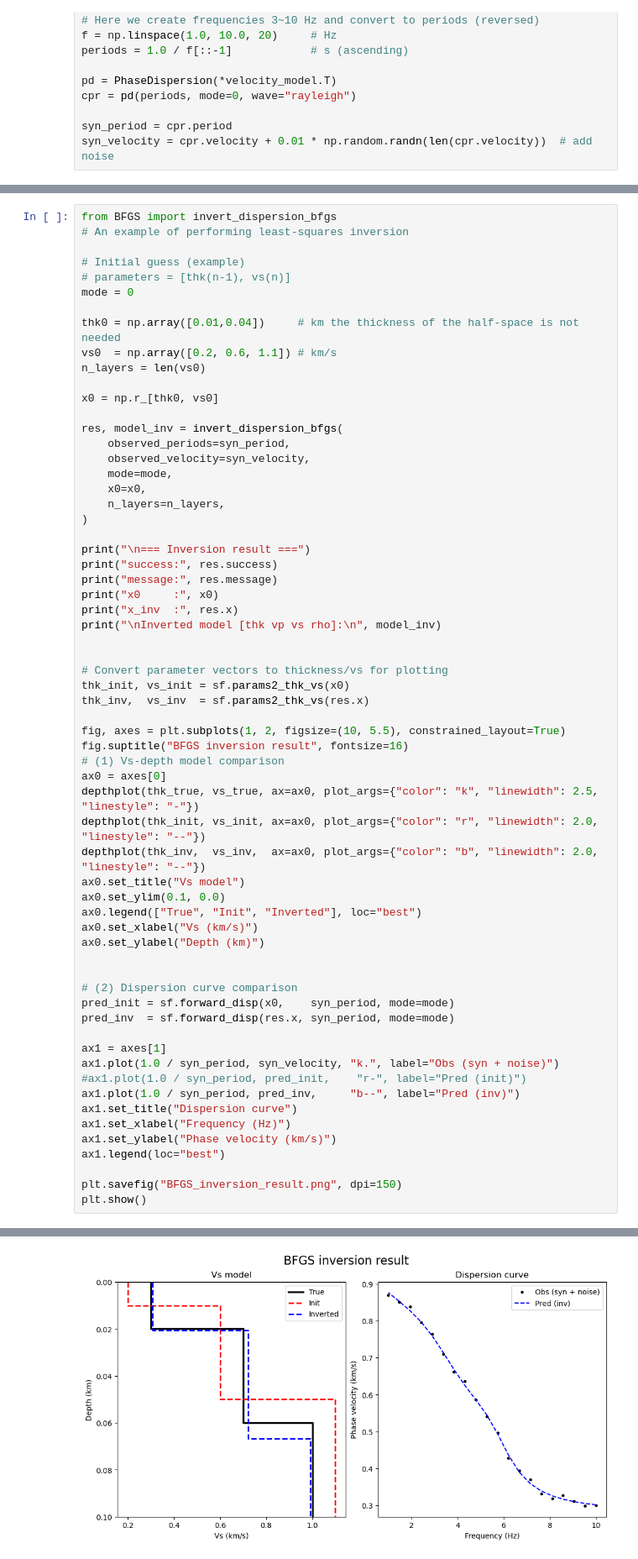
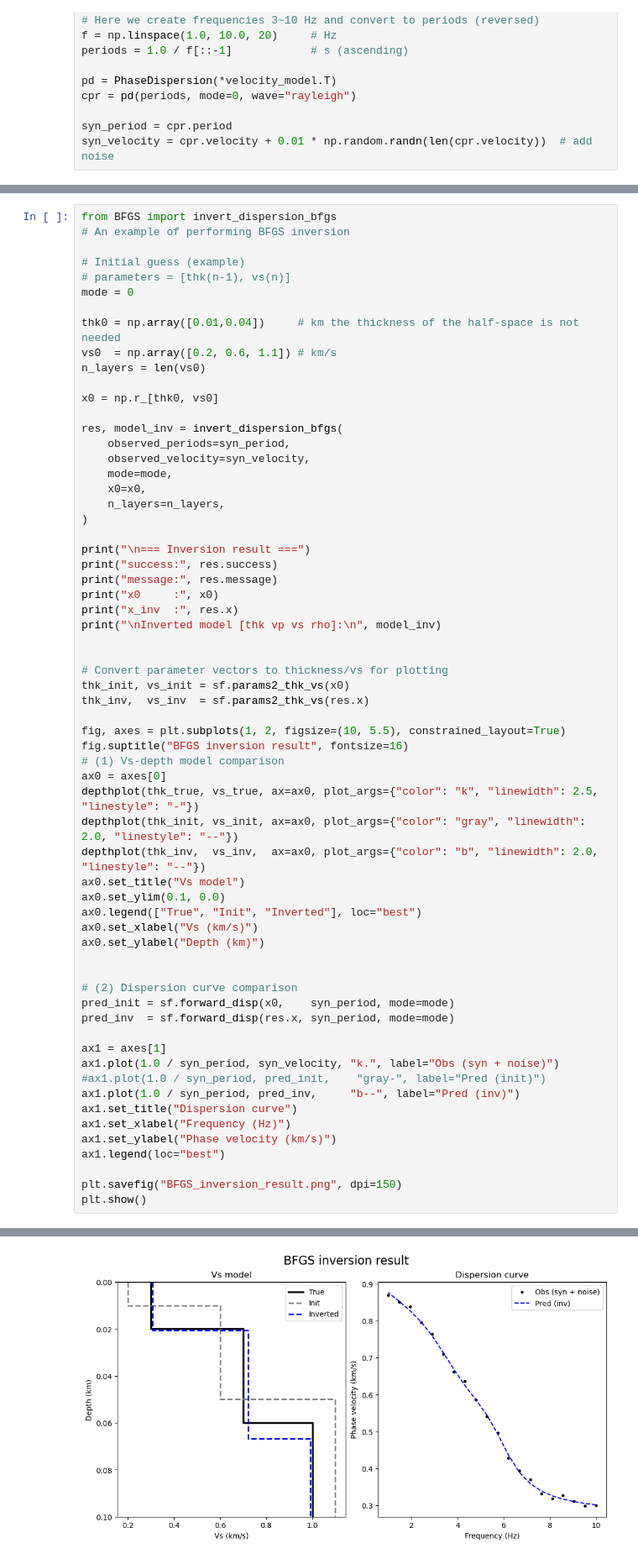
Before and after one commit to YuanYusung/dispinv, a Jupyter notebook: demo.ipynb, the cells around one changed output, grey strips where cells are left out. Shown at 84% size. Saved outputs shown, nothing was run; the diff lists cells and outputs as text.

```diff
--- a/demo.ipynb
+++ b/demo.ipynb
@@ -111,7 +111,7 @@ Inverted model [thk vp vs rho]:
 [figure]
 # %%
 from BFGS import invert_dispersion_bfgs
-# An example of performing least-squares inversion
+# An example of performing BFGS inversion
 
 # Initial guess (example)
 # parameters = [thk(n-1), vs(n)]
@@ -148,7 +148,7 @@ fig.suptitle("BFGS inversion result", fontsize=16)
 # (1) Vs-depth model comparison
 ax0 = axes[0]
 depthplot(thk_true, vs_true, ax=ax0, plot_args={"color": "k", "linewidth": 2.5, "linestyle": "-"})
-depthplot(thk_init, vs_init, ax=ax0, plot_args={"color": "r", "linewidth": 2.0, "linestyle": "--"})
+depthplot(thk_init, vs_init, ax=ax0, plot_args={"color": "gray", "linewidth": 2.0, "linestyle": "--"})
 depthplot(thk_inv,  vs_inv,  ax=ax0, plot_args={"color": "b", "linewidth": 2.0, "linestyle": "--"})
 ax0.set_title("Vs model")
 ax0.set_ylim(0.1, 0.0)
@@ -161,32 +161,32 @@ ax0.set_ylabel("Depth (km)")
 pred_init = sf.forward_disp(x0,    syn_period, mode=mode)
 pred_inv  = sf.forward_disp(res.x, syn_period, mode=mode)
 
 ax1 = axes[1]
 ax1.plot(1.0 / syn_period, syn_velocity, "k.", label="Obs (syn + noise)")
-#ax1.plot(1.0 / syn_period, pred_init,    "r-", label="Pred (init)")
+#ax1.plot(1.0 / syn_period, pred_init,    "gray-", label="Pred (init)")
 ax1.plot(1.0 / syn_period, pred_inv,     "b--", label="Pred (inv)")
 ax1.set_title("Dispersion curve")
 ax1.set_xlabel("Frequency (Hz)")
 ax1.set_ylabel("Phase velocity (km/s)")
 ax1.legend(loc="best")
 
 plt.savefig("BFGS_inversion_result.png", dpi=150)
 plt.show()
 # %% [output]
 Optimization terminated successfully.
          Current function value: 0.000883
          Iterations: 21
          Function evaluations: 27
          Gradient evaluations: 27
 
 === Inversion result ===
 success: True
 message: Optimization terminated successfully.
 x0     : [0.01 0.04 0.2  0.6  1.1 ]
 x_inv  : [0.02069689 0.04594091 0.30674586 0.72128945 0.9926852 ]
 
 Inverted model [thk vp vs rho]:
  [[0.02069689 0.61349172 0.30674586 2.        ]
  [0.04594091 1.44257889 0.72128945 2.        ]
  [0.         1.9853704  0.9926852  2.        ]]
-[figure, old version]
+[figure, new version]
```
Also changed, not shown: parts of 2 cells of this notebook, 1 other file.
